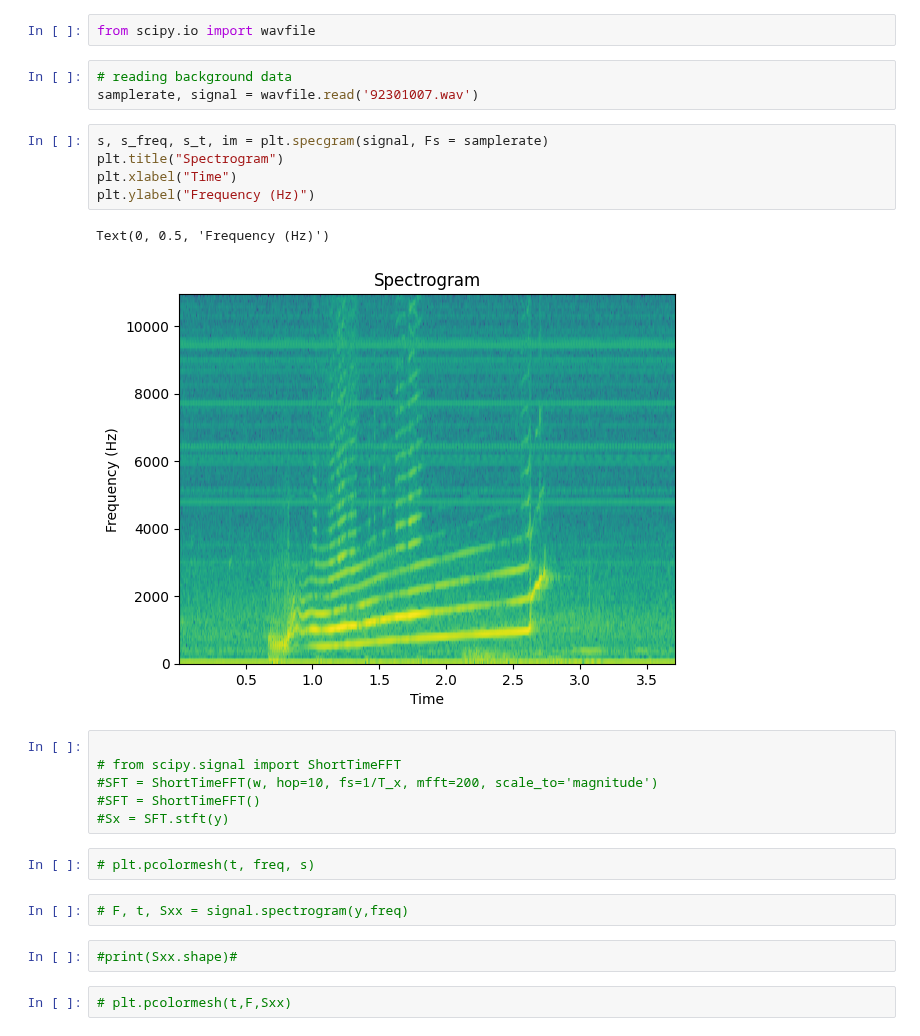
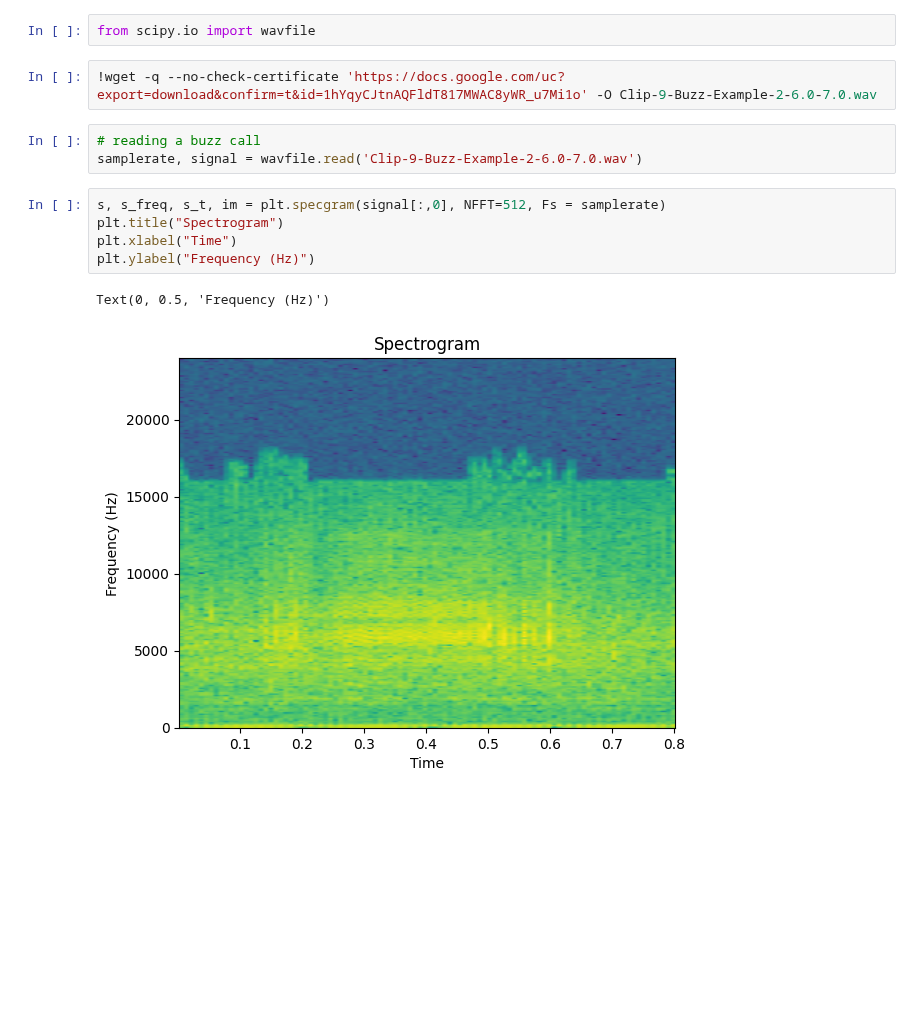
Before and after one commit to BOAT-ocean-acoustics/fundamentals, a Jupyter notebook: boat_tutorials/primers/signal_processing_03_time_freq.ipynb, the cells around one changed output. Cells and saved outputs as stored; diff of their text form; blank space fills up the shorter version.

Commit message:
updated time_freq

```diff
--- a/boat_tutorials/primers/signal_processing_03_time_freq.ipynb
+++ b/boat_tutorials/primers/signal_processing_03_time_freq.ipynb
@@ -140,27 +173,15 @@ We observe the linear increase of frequency over time.
 # %%
 from scipy.io import wavfile
+# %%
+!wget -q --no-check-certificate 'https://docs.google.com/uc?export=download&confirm=t&id=1hYqyCJtnAQFldT817MWAC8yWR_u7Mi1o' -O Clip-9-Buzz-Example-2-6.0-7.0.wav
 # %%
-# reading background data
-samplerate, signal = wavfile.read('92301007.wav')
+# reading a buzz call
+samplerate, signal = wavfile.read('Clip-9-Buzz-Example-2-6.0-7.0.wav')
 # %%
-s, s_freq, s_t, im = plt.specgram(signal, Fs = samplerate)
+s, s_freq, s_t, im = plt.specgram(signal[:,0], NFFT=512, Fs = samplerate)
 plt.title("Spectrogram")
 plt.xlabel("Time")
 plt.ylabel("Frequency (Hz)")
 # %% [output]
 Text(0, 0.5, 'Frequency (Hz)')
-[figure, old version]
+[figure, new version]
-# %%
-
-# from scipy.signal import ShortTimeFFT
-#SFT = ShortTimeFFT(w, hop=10, fs=1/T_x, mfft=200, scale_to='magnitude')
-#SFT = ShortTimeFFT()
-#Sx = SFT.stft(y)
-# %%
-# plt.pcolormesh(t, freq, s)
-# %%
-# F, t, Sxx = signal.spectrogram(y,freq)
-# %%
-#print(Sxx.shape)#
-# %%
-# plt.pcolormesh(t,F,Sxx)
```
Also changed, not shown: parts of 24 cells of this notebook.
